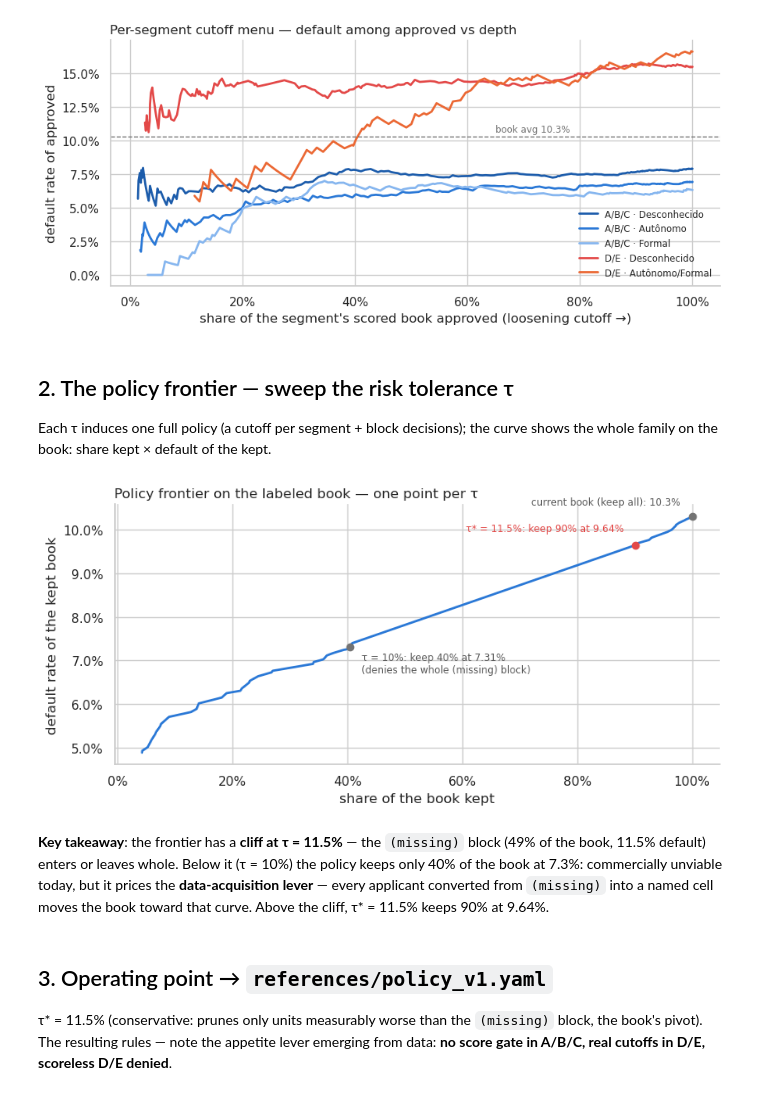
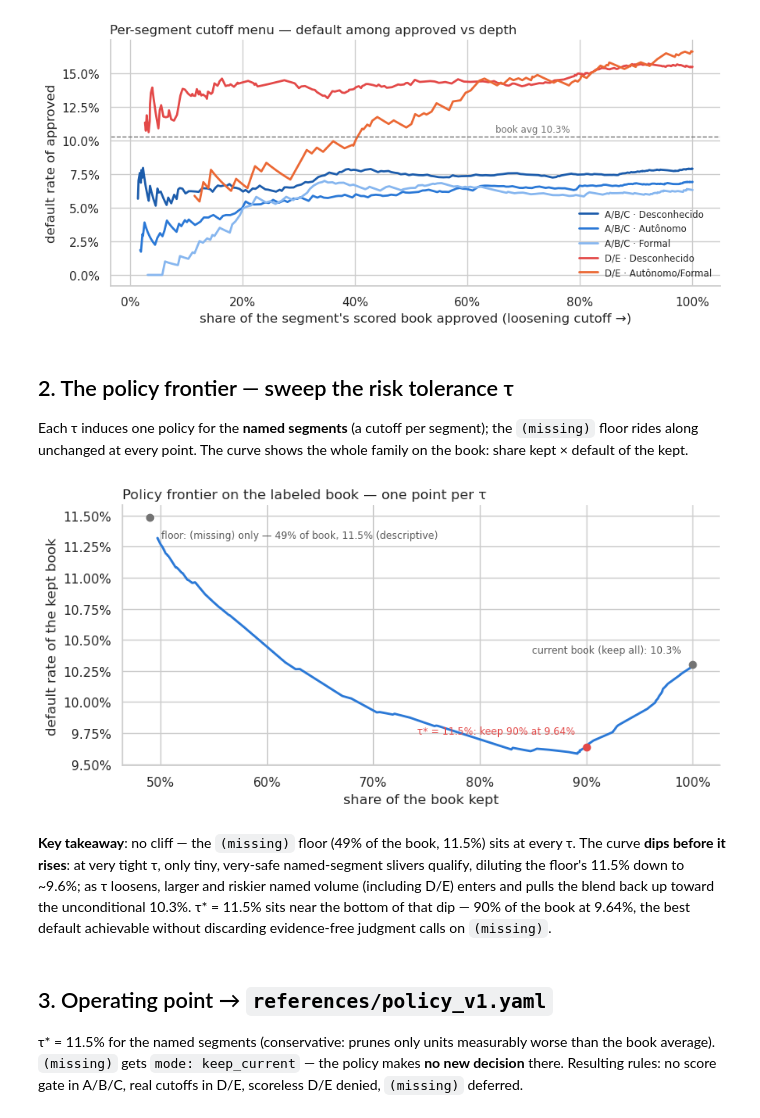
Before and after one commit to nocedan/credit-policy-analisys, a Jupyter notebook: notebooks/3.2-dn-cutoff-simulation-tradeoff.ipynb, the cells around one changed output. Saved outputs shown, nothing was run; the diff lists cells and outputs as text; code cells hidden in the pictures.

```diff
--- a/notebooks/3.2-dn-cutoff-simulation-tradeoff.ipynb
+++ b/notebooks/3.2-dn-cutoff-simulation-tradeoff.ipynb
@@ -47,8 +54,13 @@ for s in NAMED:
     menus[s] = m.groupby("score", as_index=False).last().sort_values("score", ascending=False)
 
 blocks = {f"{s} [sem score]": lab[(lab["segmento"] == s) & lab["score_klavi_2"].isna()]
-          for s in NAMED} | {"(missing)": lab[lab["segmento"] == "(missing)"]}
+          for s in NAMED}
 blocks = {k: (len(d), int(d["OVER30M2"].sum())) for k, d in blocks.items()}
+
+# (missing): fixed floor, never swept by tau — every labeled row there is Contratado
+miss_lab = lab[lab["segmento"] == "(missing)"]
+MISS_N, MISS_B = len(miss_lab), int(miss_lab["OVER30M2"].sum())
 print({k: f"{b/n:.1%} (n={n:,})" for k, (n, b) in blocks.items()})
+print(f"(missing) floor: {MISS_B/MISS_N:.1%} (n={MISS_N:,}, descriptive only)")
 # %% [output]
 {'A/B/C · Desconhecido [sem score]': '6.8% (n=455)', 'A/B/C · Autônomo [sem score]': '7.9% (n=369)', 'A/B/C · Formal [sem score]': '8.2% (n=195)', 'D/E · Desconhecido [sem score]': '15.9% (n=246)', 'D ...
@@ -80,12 +93,13 @@ plt.show()
 # %% [markdown]
 ## 2. The policy frontier — sweep the risk tolerance τ
 
-Each τ induces one full policy (a cutoff per segment + block decisions); the curve shows the
-whole family on the book: share kept × default of the kept.
+Each τ induces one policy for the **named segments** (a cutoff per segment); the `(missing)`
+floor rides along unchanged at every point. The curve shows the whole family on the book: share
+kept × default of the kept.
 # %%
 def policy_at(tau):
-    """τ → (kept_n, kept_bads, {segment: score_min or inf}, {block: bool})."""
-    kept_n = kept_b = 0
+    """τ → (kept_n, kept_bads, {segment: score_min or inf}, {block: bool}) over NAMED + floor."""
+    kept_n, kept_b = MISS_N, MISS_B                       # (missing) floor: always in
     cuts, keeps = {}, {}
     for s in NAMED:
         ok = menus[s][menus[s]["rate"] <= tau]
@@ -94,52 +108,53 @@ def policy_at(tau):
             kept_n += int(ok["n"].iloc[-1]); kept_b += int(ok["bads"].iloc[-1])
     for k, (n, b) in blocks.items():
         keeps[k] = b / n <= tau
         if keeps[k]:
             kept_n += n; kept_b += b
     return kept_n, kept_b, cuts, keeps
 
-taus = np.arange(0.05, 0.1701, 0.001)
+taus = np.arange(0.0, 0.1701, 0.001)
 front = pd.DataFrame([(t, *policy_at(t)[:2]) for t in taus], columns=["tau", "n", "bads"])
 front["kept"] = front["n"] / len(lab)
 front["default"] = front["bads"] / front["n"]
 
 TAU_STAR = 0.115
 fig, ax = plt.subplots(figsize=(8.5, 4.2))
 ax.plot(front["kept"], front["default"], color="#2a78d6", lw=2)
+ax.scatter([MISS_N / len(lab)], [MISS_B / MISS_N], color="0.45", zorder=3)
+ax.annotate(f"floor: (missing) only — {MISS_N/len(lab):.0%} of book, {MISS_B/MISS_N:.1%} (descriptive)",
+            (MISS_N / len(lab), MISS_B / MISS_N), xytext=(10, -18), textcoords="offset points",
+            fontsize=8.5, color="0.35")
 ax.scatter([1.0], [lab["OVER30M2"].mean()], color="0.45", zorder=3)
 ax.annotate("current book (keep all): 10.3%", (1.0, lab["OVER30M2"].mean()),
             xytext=(-10, 10), textcoords="offset points", ha="right", fontsize=8.5, color="0.35")
 n_, b_, _, _ = policy_at(TAU_STAR)
 ax.scatter([n_ / len(lab)], [b_ / n_], color="#e34948", zorder=3)
 ax.annotate(f"τ* = 11.5%: keep {n_/len(lab):.0%} at {b_/n_:.2%}", (n_ / len(lab), b_ / n_),
             xytext=(-10, 12), textcoords="offset points", ha="right", fontsize=8.5, color="#e34948")
-n_, b_, _, _ = policy_at(0.10)
-ax.scatter([n_ / len(lab)], [b_ / n_], color="0.45", zorder=3)
-ax.annotate(f"τ = 10%: keep {n_/len(lab):.0%} at {b_/n_:.2%}\n(denies the whole (missing) block)",
-            (n_ / len(lab), b_ / n_), xytext=(10, -22), textcoords="offset points",
-            fontsize=8.5, color="0.35")
 ax.set_xlabel("share of the book kept")
 ax.set_ylabel("default rate of the kept book")
 ax.xaxis.set_major_formatter(PercentFormatter(1))
 ax.yaxis.set_major_formatter(PercentFormatter(1))
 ax.set_title("Policy frontier on the labeled book — one point per τ", loc="left")
 sns.despine()
 plt.tight_layout()
 plt.show()
 # %% [output]
-[figure, old version]
+[figure, new version]
-# %% [markdown]
-**Key takeaway**: the frontier has a **cliff at τ = 11.5%** — the `(missing)` block (49% of the
-book, 11.5% default) enters or leaves whole. Below it (τ = 10%) the policy keeps only 40% of the
-book at 7.3%: commercially unviable today, but it prices the **data-acquisition lever** — every
-applicant converted from `(missing)` into a named cell moves the book toward that curve. Above
-the cliff, τ* = 11.5% keeps 90% at 9.64%.
+# %% [markdown]
+**Key takeaway**: no cliff — the `(missing)` floor (49% of the book, 11.5%) sits at every τ.
+The curve **dips before it rises**: at very tight τ, only tiny, very-safe named-segment slivers
+qualify, diluting the floor's 11.5% down to ~9.6%; as τ loosens, larger and riskier named volume
+(including D/E) enters and pulls the blend back up toward the unconditional 10.3%. τ* = 11.5%
+sits near the bottom of that dip — 90% of the book at 9.64%, the best default achievable without
+discarding evidence-free judgment calls on `(missing)`.
 # %% [markdown]
 ## 3. Operating point → `references/policy_v1.yaml`
 
-τ* = 11.5% (conservative: prunes only units measurably worse than the `(missing)` block, the
-book's pivot). The resulting rules — note the appetite lever emerging from data: **no score gate
-in A/B/C, real cutoffs in D/E, scoreless D/E denied**.
+τ* = 11.5% for the named segments (conservative: prunes only units measurably worse than the
+book average). `(missing)` gets `mode: keep_current` — the policy makes **no new decision**
+there. Resulting rules: no score gate in A/B/C, real cutoffs in D/E, scoreless D/E denied,
+`(missing)` deferred.
 # %%
 _, _, cuts, keeps = policy_at(TAU_STAR)
 policy = {
```
Also changed, not shown: parts of 7 cells of this notebook, 4 other files.
